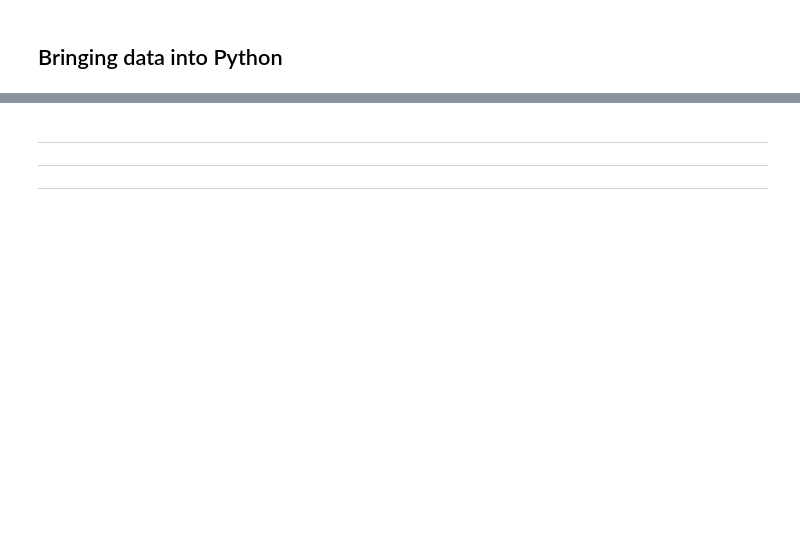
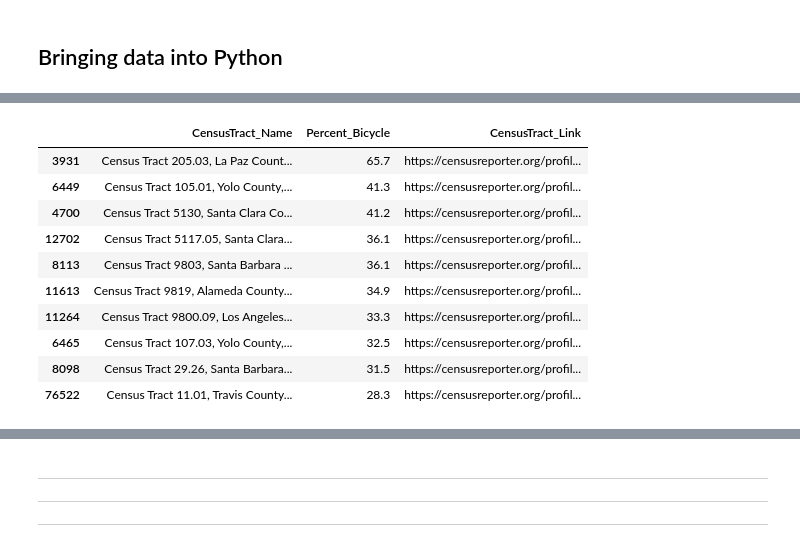
Before and after one commit to yardsale8/DSCI325, a Jupyter notebook: Module6_Part3_CensusAPI_Bash.ipynb, the cells around one changed output, grey strips where cells are left out. Cells and saved outputs as stored; diff of their text form; code cells hidden in the pictures; blank space fills up the shorter version.

```diff
--- a/Module6_Part3_CensusAPI_Bash.ipynb
+++ b/Module6_Part3_CensusAPI_Bash.ipynb
@@ -155,0 +188,29 @@ ParserError: ignored
+# %%
+Bicycle_Top10 = (
+                 Commuter_All_CensusTracts
+                 #>> filter_by(X.StateFIPS == '27')     # Filter on StateFIPS=27 for MN
+                 >> arrange(X.Percent_Bicycle, ascending = False)
+                 >> head(10)
+                 >> mutate(CensusTract_Link =
+                                 'https://censusreporter.org/profiles/14000US'
+                                 + X.StateFIPS
+                                 + X.CountyFIPS
+                                 + X.CensusTractFIPS
+                            )
+
+                 >> select(X.CensusTract_Name, X.Percent_Bicycle, X.CensusTract_Link)
+               )
+
+Bicycle_Top10
+# %% [output]
+|  | CensusTract_Name | Percent_Bicycle | CensusTract_Link |
+| 3931 | Census Tract 205.03, La Paz Count... | 65.7 | https://censusreporter.org/profil... |
+| 6449 | Census Tract 105.01, Yolo County,... | 41.3 | https://censusreporter.org/profil... |
+| 4700 | Census Tract 5130, Santa Clara Co... | 41.2 | https://censusreporter.org/profil... |
+| 12702 | Census Tract 5117.05, Santa Clara... | 36.1 | https://censusreporter.org/profil... |
+| 8113 | Census Tract 9803, Santa Barbara ... | 36.1 | https://censusreporter.org/profil... |
+| 11613 | Census Tract 9819, Alameda County... | 34.9 | https://censusreporter.org/profil... |
+| 11264 | Census Tract 9800.09, Los Angeles... | 33.3 | https://censusreporter.org/profil... |
+| 6465 | Census Tract 107.03, Yolo County,... | 32.5 | https://censusreporter.org/profil... |
+| 8098 | Census Tract 29.26, Santa Barbara... | 31.5 | https://censusreporter.org/profil... |
+| 76522 | Census Tract 11.01, Travis County... | 28.3 | https://censusreporter.org/profil... |
```
Also changed, not shown: parts of 20 cells of this notebook.
